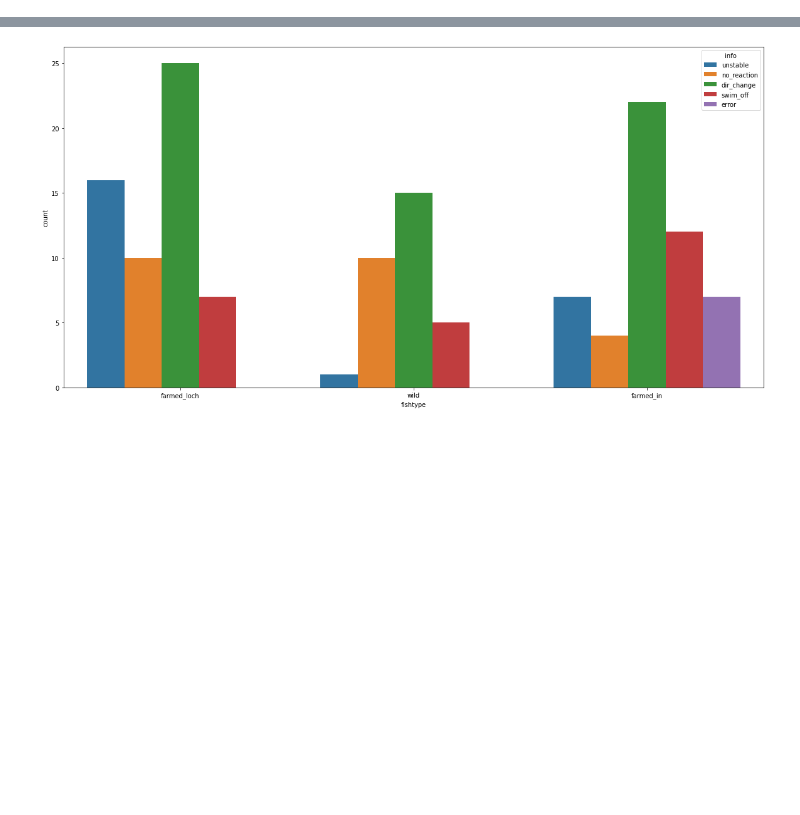
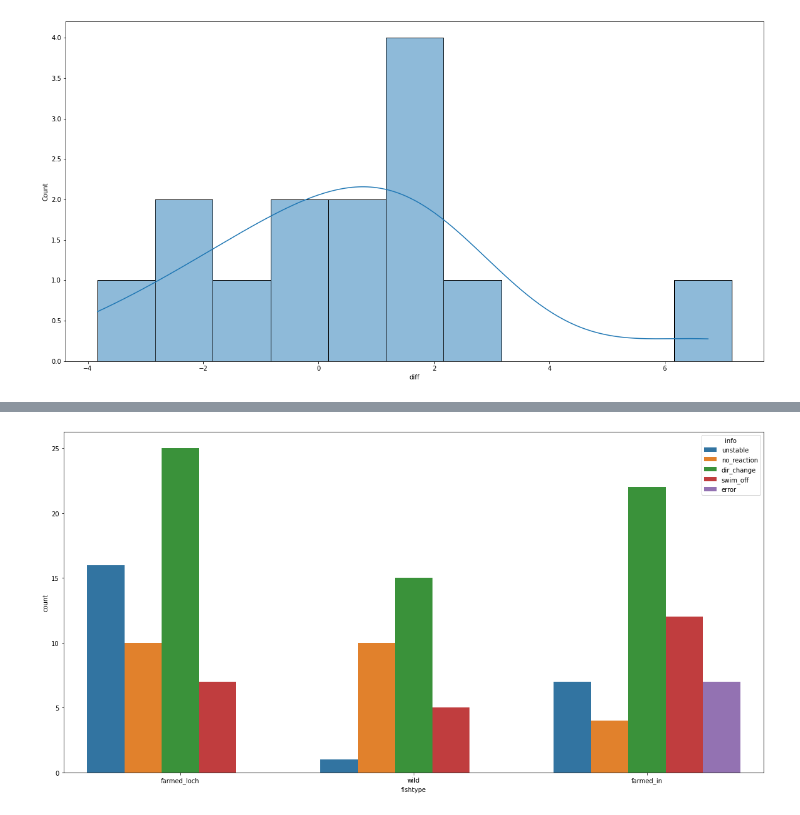
Before and after one commit to mixmixmix/imgtext, a Jupyter notebook: flow_fin.ipynb, the cells around one changed output, grey strips where cells are left out. Cells and saved outputs as stored; diff of their text form; code cells hidden in the pictures; blank space fills up the shorter version.

```diff
--- a/flow_fin.ipynb
+++ b/flow_fin.ipynb
@@ -81 +37,11 @@ low-1     13
 Name: fsdir, dtype: int64
+# %%
+#Checking if our flow measurements in Autumn are matching ones done with the old pump in Spring.
+# The statistical test in statistical_tests.ipynb notebook in R
+# The test shows that the difference is not statistically different than 0.
+# It is a weak "evidence" and if we have to we can try to do error analysis to quantify our uncertanties but it might be quite a lot of work.
+flowtune = pd.read_csv('./input/flowtune.csv')
+sns.histplot(data=flowtune, x='diff',binwidth=1,kde=True)
+plt.show()
+# %% [output]
+[figure, added]
```
Also changed, not shown: parts of 16 cells of this notebook, 1 other file.
